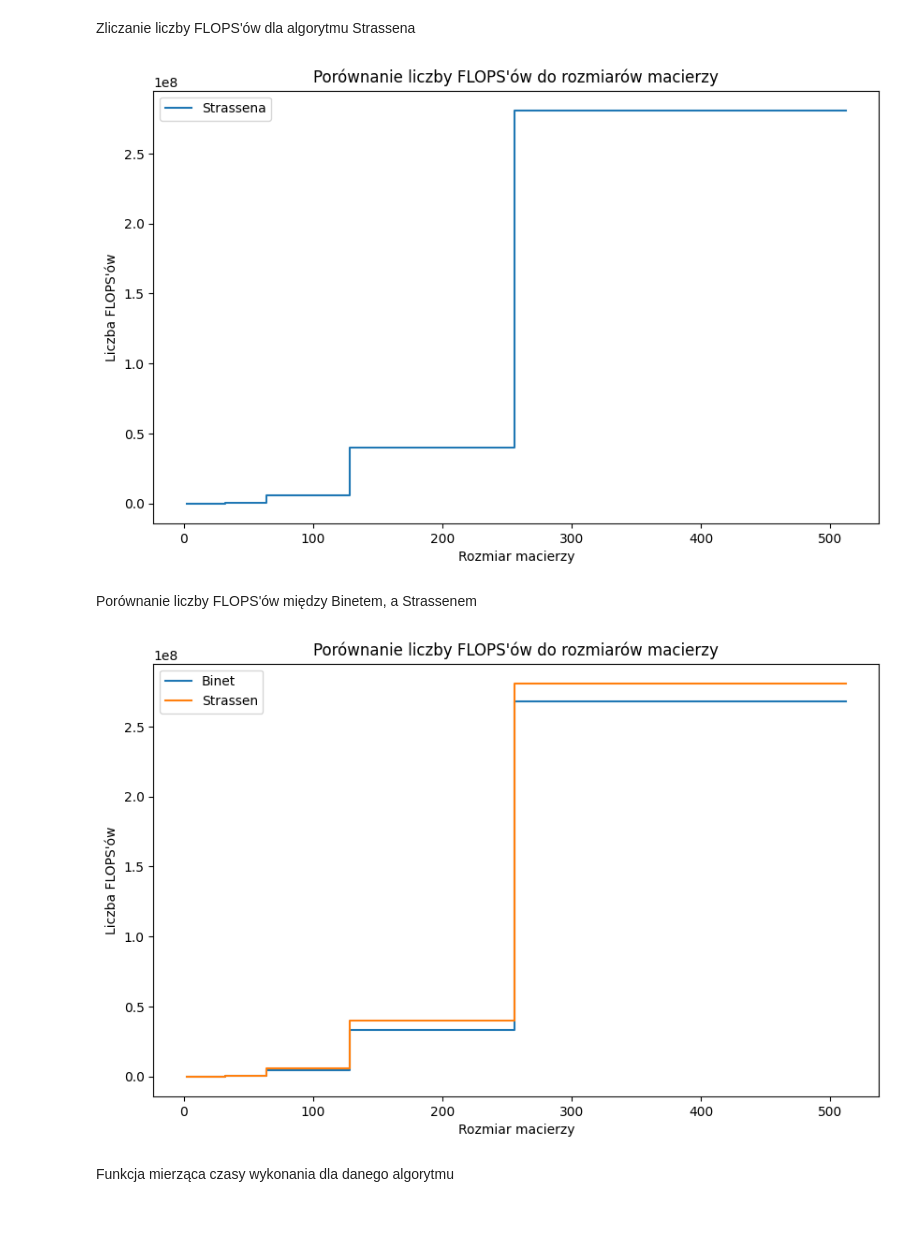
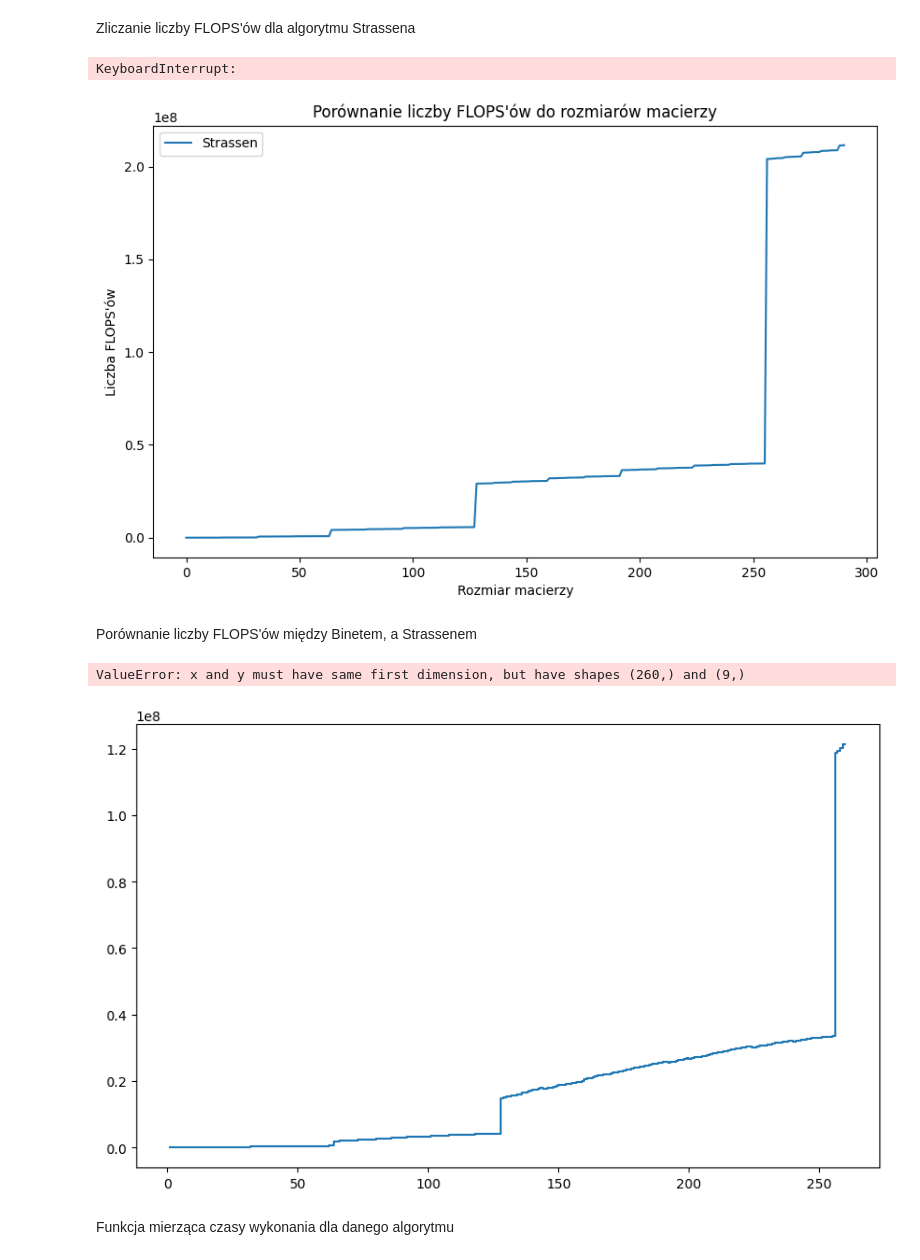
Before and after one commit to JakubFr4czek/Algorytmy-Macierzowe, a Jupyter notebook: Lab1/matrix_mult_benchmark.ipynb, the cells around one changed output. Saved outputs shown, nothing was run; the diff lists cells and outputs as text; code cells hidden in the pictures; blank space fills up the shorter version.

```diff
--- a/Lab1/matrix_mult_benchmark.ipynb
+++ b/Lab1/matrix_mult_benchmark.ipynb
@@ -197,12 +199,17 @@ measure_FLOPS(strassen, [2, 4, 8, 16, 32, 64, 128, 256, 512], "Data/strassen_flo
+# %%
+measure_FLOPS_and_runtime(strassen, range(1, 1000), "Data/strassen_flops_runtime.txt")
+# %% [output]
+KeyboardInterrupt:
 # %%
-show_FLOPS_plot("Data/strassen_flops.txt", "Strassena")
+show_FLOPS_plot("Data/strassen_flops_runtime.txt", "Strassen")
 # %% [output]
-[figure, old version]
+[figure, new version]
 # %% [markdown]
 Porównanie liczby FLOPS'ów między Binetem, a Strassenem
 # %%
-show_FLOPS_comparison_plot("Data/binet_flops.txt", "Data/strassen_flops.txt", "Binet", "Strassen")
+show_FLOPS_comparison_plot("Data/binet_flops_runtime.txt", "Data/strassen_flops.txt", "Binet", "Strassen")
 # %% [output]
+ValueError: x and y must have same first dimension, but have shapes (260,) and (9,)
-[figure, old version]
+[figure, new version]
 # %% [markdown]
 Funkcja mierząca czasy wykonania dla danego algorytmu
```
Also changed, not shown: parts of 9 cells of this notebook, 4 other files.
